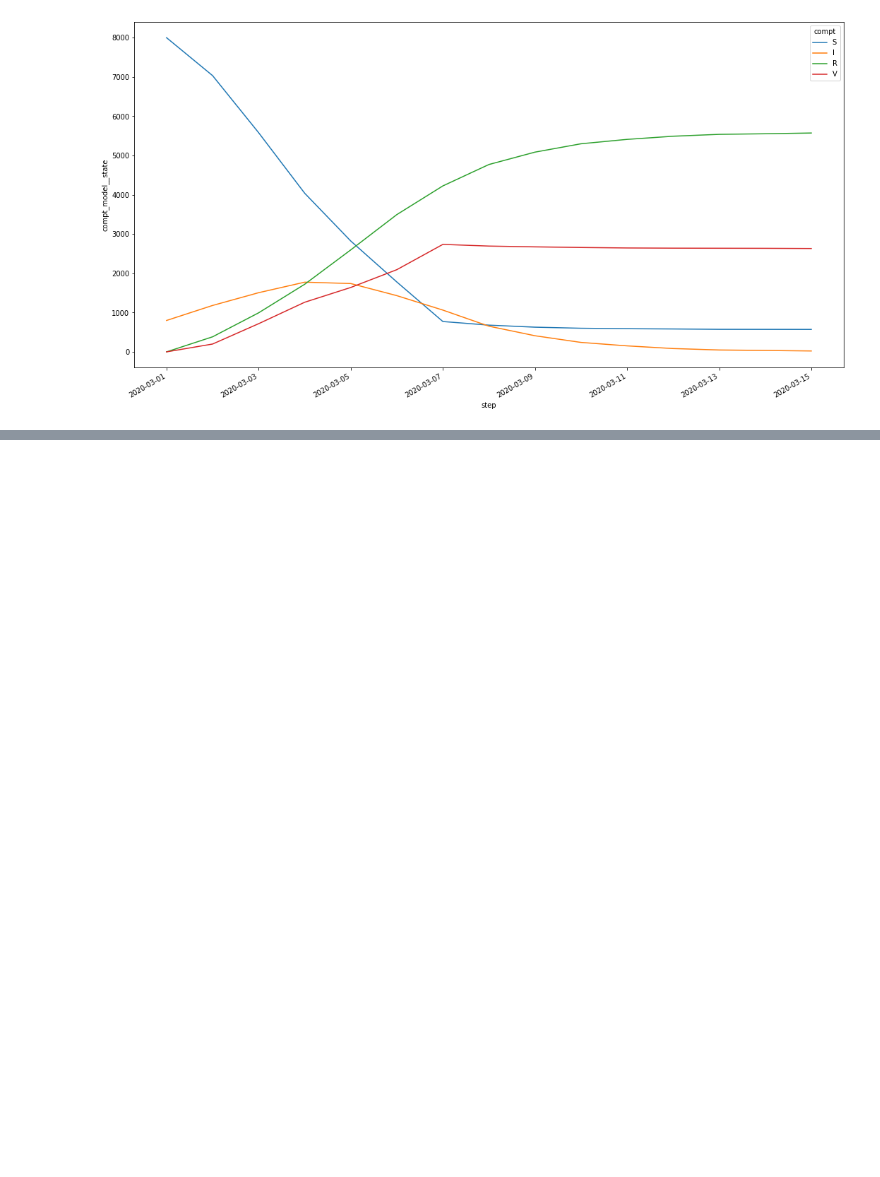
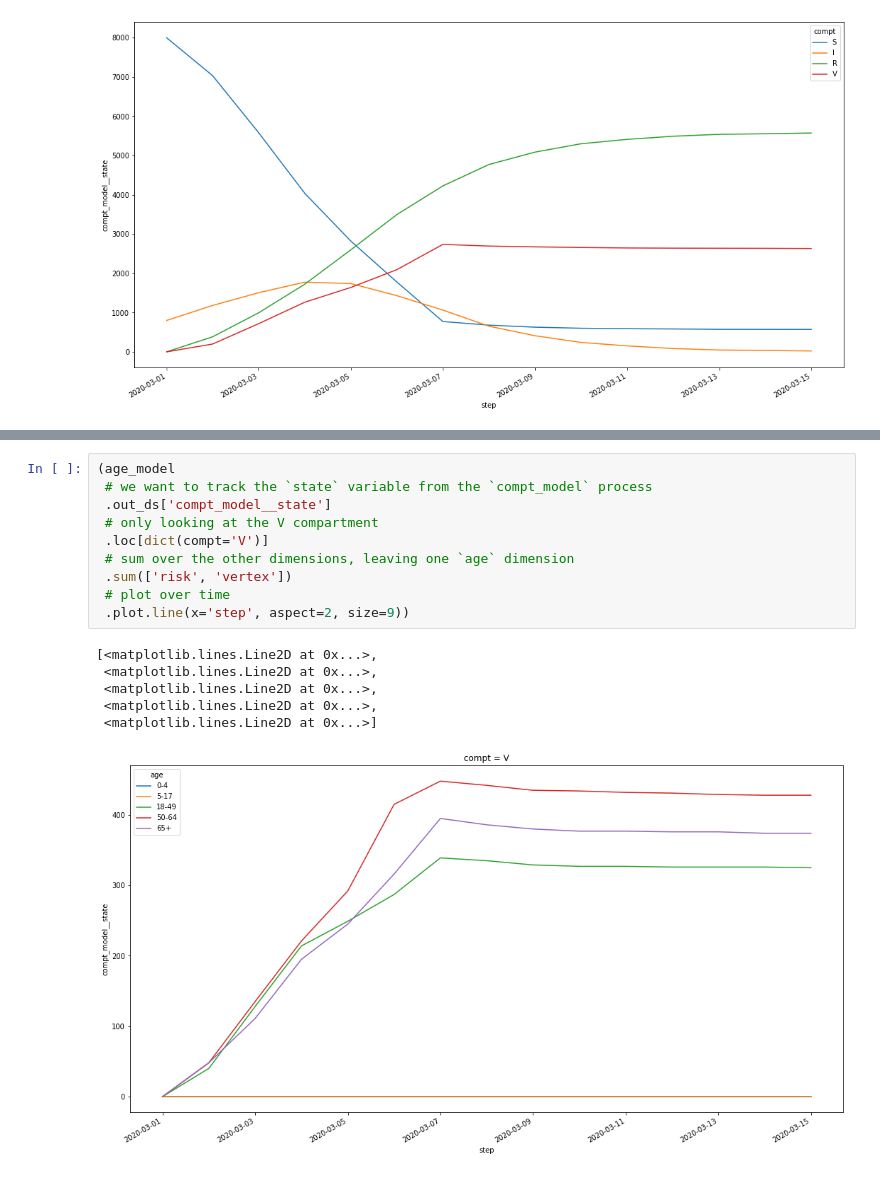
Before and after one commit to UT-Covid/episimlab, a Jupyter notebook: examples/example_sirv.ipynb, the cells around one changed output, grey strips where cells are left out. Drawn from its saved outputs; the diff is of its cells as text; blank space fills up the shorter version.

```diff
--- a/examples/example_sirv.ipynb
+++ b/examples/example_sirv.ipynb
@@ -366,0 +416,17 @@ class ScaleBetaSVI:
+# %%
+(age_model
+ # we want to track the `state` variable from the `compt_model` process
+ .out_ds['compt_model__state']
+ # only looking at the V compartment
+ .loc[dict(compt='V')]
+ # sum over the other dimensions, leaving one `age` dimension
+ .sum(['risk', 'vertex'])
+ # plot over time
+ .plot.line(x='step', aspect=2, size=9))
+# %% [output]
+[<matplotlib.lines.Line2D at 0x...>,
+ <matplotlib.lines.Line2D at 0x...>,
+ <matplotlib.lines.Line2D at 0x...>,
+ <matplotlib.lines.Line2D at 0x...>,
+ <matplotlib.lines.Line2D at 0x...>]
+[figure, added]
```
Also changed, not shown: parts of 33 cells of this notebook, 1 other file.
